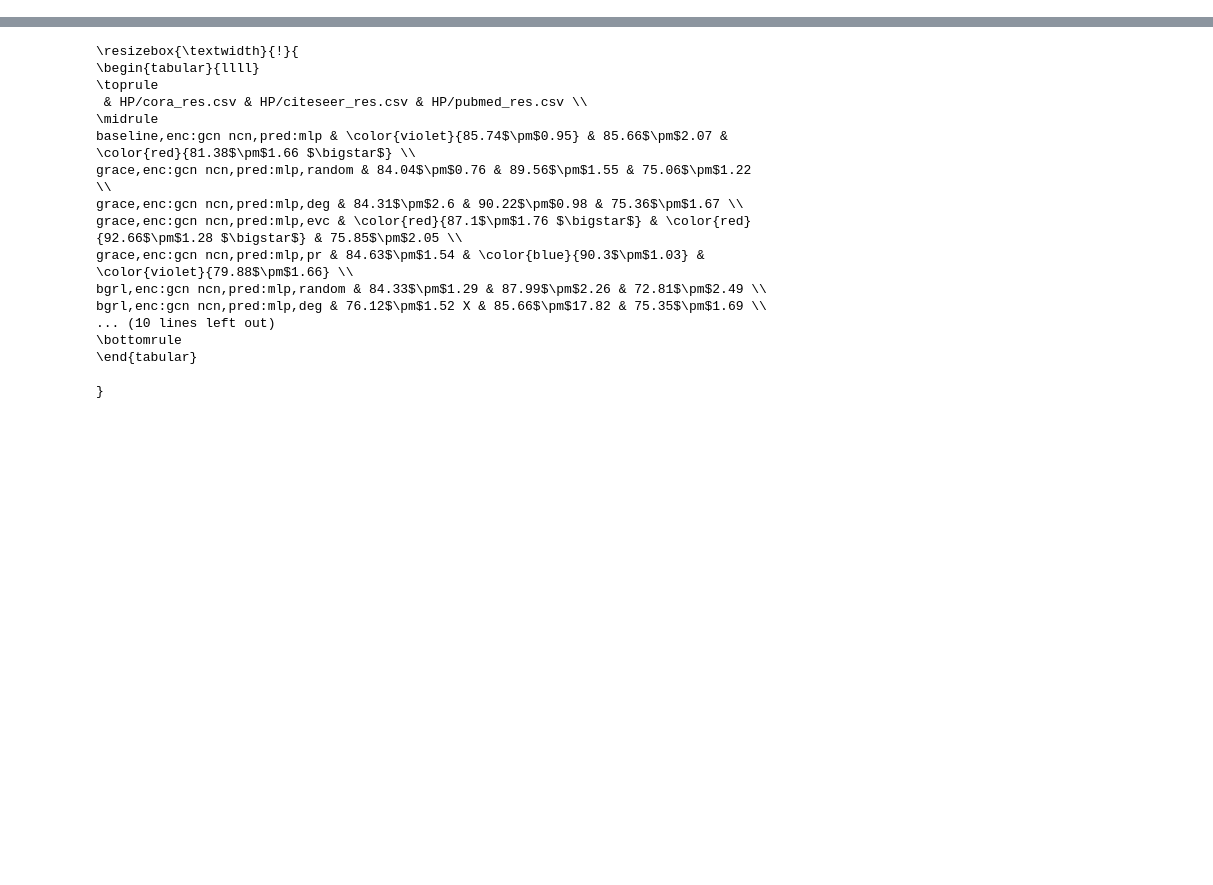
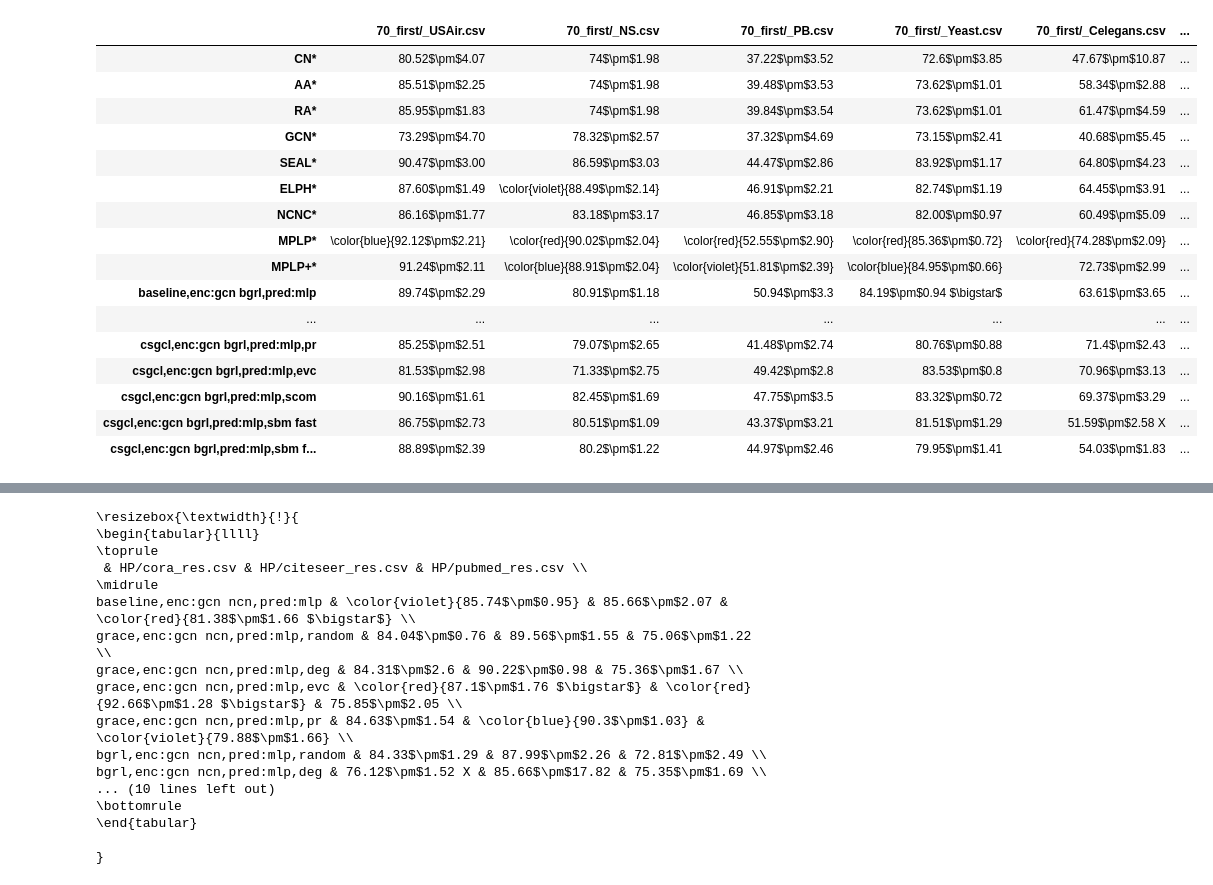
Before and after one commit to valentincuzin/GCL-Link-Prediction, a Jupyter notebook: New/output/HP_analysis.ipynb, the cells around one changed output, grey strips where cells are left out. Cells and saved outputs as stored; diff of their text form; code cells hidden in the pictures; blank space fills up the shorter version.

```diff
--- a/New/output/HP_analysis.ipynb
+++ b/New/output/HP_analysis.ipynb
@@ -2,0 +73,67 @@ import utils as ut
+# %%
+# tab 1 non -attr
+names1  = [
+    '70_first/_USAir.csv',
+    '70_first/_NS.csv',
+    '70_first/_PB.csv',
+    '70_first/_Yeast.csv',
+    '70_first/_Celegans.csv',
+    '70_first/_power.csv',
+    '70_first/_Router.csv',
+    '70_first/_Ecoli.csv',
+]
+names2 = [
+    '70_first/a_USAir.csv',
+    '70_first/a_NS.csv',
+    '70_first/a_PB.csv',
+    '70_first/a_Yeast.csv',
+    '70_first/a_Celegans.csv',
+    '70_first/a_power.csv',
+    '70_first/a_Router.csv',
+    '70_first/a_Ecoli.csv',
+]
+names3 = [
+    '70_first/b_USAir.csv',
+    '70_first/b_NS.csv',
+    '70_first/b_PB.csv',
+    '70_first/b_Yeast.csv',
+    '70_first/b_Celegans.csv',
+    '70_first/b_power.csv',
+    '70_first/b_Router.csv',
+    '70_first/b_Ecoli.csv',
+]
+names4 = [
+    '70_first/c_USAir.csv',
+    '70_first/c_NS.csv',
+    '70_first/c_PB.csv',
+    '70_first/c_Yeast.csv',
+    '70_first/c_Celegans.csv',
+    '70_first/c_power.csv',
+    '70_first/c_Router.csv',
+    '70_first/c_Ecoli.csv',
+]
+data1, res1 = ut.mix_dataset(names1, 'Hits@50', filtre2=['\+', 'prob', 'cheat'])
+data2, res2 = ut.mix_dataset(names2, 'Hits@50', filtre2=['\+', 'prob', 'cheat'])
+data3, res3 = ut.mix_dataset(names3, 'Hits@50', filtre2=['prob', 'cheat'])
+data4, res4 = ut.mix_dataset(names4, 'Hits@50', filtre2=['prob', 'cheat'])
+
+power_data, power_res = ut.mix_dataset(['70_first/d_power.csv'], 'Hits@50', filtre2=['\+', 'prob', 'cheat'])
+power_data.index =  ['70_first/_power.csv']
+
+mplp_score.index = data1.index
+data2.index = data1.index
+data3.index = data1.index
+data4.index = data1.index
+
+res2.index = res1.index
+res3.index = res1.index
+res4.index = res1.index
+
+power_data = pd.concat([mplp_score.loc['70_first/_power.csv'].to_frame().T, power_data], axis=1)
+combined_data = pd.concat([mplp_score, data1, data2, data3, data4], axis=1)
+combined_data.loc['70_first/_power.csv'] = power_data.loc['70_first/_power.csv']
+combined_res = pd.concat([res1, res2, res3, res4], axis=1)
+combined_res.loc['70_first/_power.csv'] = power_res.loc['70_first/d_power.csv']
+combined_data = ut.tex_table(combined_data, combined_res)
+combined_data.T
+# %% [output]
@@ -2,0 +157,17 @@ import utils as ut
+|  | 70_first/_USAir.csv | 70_first/_NS.csv | 70_first/_PB.csv | 70_first/_Yeast.csv | 70_first/_Celegans.csv | ... |
+| CN* | 80.52$\pm$4.07 | 74$\pm$1.98 | 37.22$\pm$3.52 | 72.6$\pm$3.85 | 47.67$\pm$10.87 | ... |
+| AA* | 85.51$\pm$2.25 | 74$\pm$1.98 | 39.48$\pm$3.53 | 73.62$\pm$1.01 | 58.34$\pm$2.88 | ... |
+| RA* | 85.95$\pm$1.83 | 74$\pm$1.98 | 39.84$\pm$3.54 | 73.62$\pm$1.01 | 61.47$\pm$4.59 | ... |
+| GCN* | 73.29$\pm$4.70 | 78.32$\pm$2.57 | 37.32$\pm$4.69 | 73.15$\pm$2.41 | 40.68$\pm$5.45 | ... |
+| SEAL* | 90.47$\pm$3.00 | 86.59$\pm$3.03 | 44.47$\pm$2.86 | 83.92$\pm$1.17 | 64.80$\pm$4.23 | ... |
+| ELPH* | 87.60$\pm$1.49 | \color{violet}{88.49$\pm$2.14} | 46.91$\pm$2.21 | 82.74$\pm$1.19 | 64.45$\pm$3.91 | ... |
+| NCNC* | 86.16$\pm$1.77 | 83.18$\pm$3.17 | 46.85$\pm$3.18 | 82.00$\pm$0.97 | 60.49$\pm$5.09 | ... |
+| MPLP* | \color{blue}{92.12$\pm$2.21} | \color{red}{90.02$\pm$2.04} | \color{red}{52.55$\pm$2.90} | \color{red}{85.36$\pm$0.72} | \color{red}{74.28$\pm$2.09} | ... |
+| MPLP+* | 91.24$\pm$2.11 | \color{blue}{88.91$\pm$2.04} | \color{violet}{51.81$\pm$2.39} | \color{blue}{84.95$\pm$0.66} | 72.73$\pm$2.99 | ... |
+| baseline,enc:gcn bgrl,pred:mlp | 89.74$\pm$2.29 | 80.91$\pm$1.18 | 50.94$\pm$3.3 | 84.19$\pm$0.94 $\bigstar$ | 63.61$\pm$3.65 | ... |
+| ... | ... | ... | ... | ... | ... | ... |
+| csgcl,enc:gcn bgrl,pred:mlp,pr | 85.25$\pm$2.51 | 79.07$\pm$2.65 | 41.48$\pm$2.74 | 80.76$\pm$0.88 | 71.4$\pm$2.43 | ... |
+| csgcl,enc:gcn bgrl,pred:mlp,evc | 81.53$\pm$2.98 | 71.33$\pm$2.75 | 49.42$\pm$2.8 | 83.53$\pm$0.8 | 70.96$\pm$3.13 | ... |
+| csgcl,enc:gcn bgrl,pred:mlp,scom | 90.16$\pm$1.61 | 82.45$\pm$1.69 | 47.75$\pm$3.5 | 83.32$\pm$0.72 | 69.37$\pm$3.29 | ... |
+| csgcl,enc:gcn bgrl,pred:mlp,sbm fast | 86.75$\pm$2.73 | 80.51$\pm$1.09 | 43.37$\pm$3.21 | 81.51$\pm$1.29 | 51.59$\pm$2.58 X | ... |
+| csgcl,enc:gcn bgrl,pred:mlp,sbm f... | 88.89$\pm$2.39 | 80.2$\pm$1.22 | 44.97$\pm$2.46 | 79.95$\pm$1.41 | 54.03$\pm$1.83 | ... |
```
Also changed, not shown: parts of 14 cells of this notebook, 10 other files.
